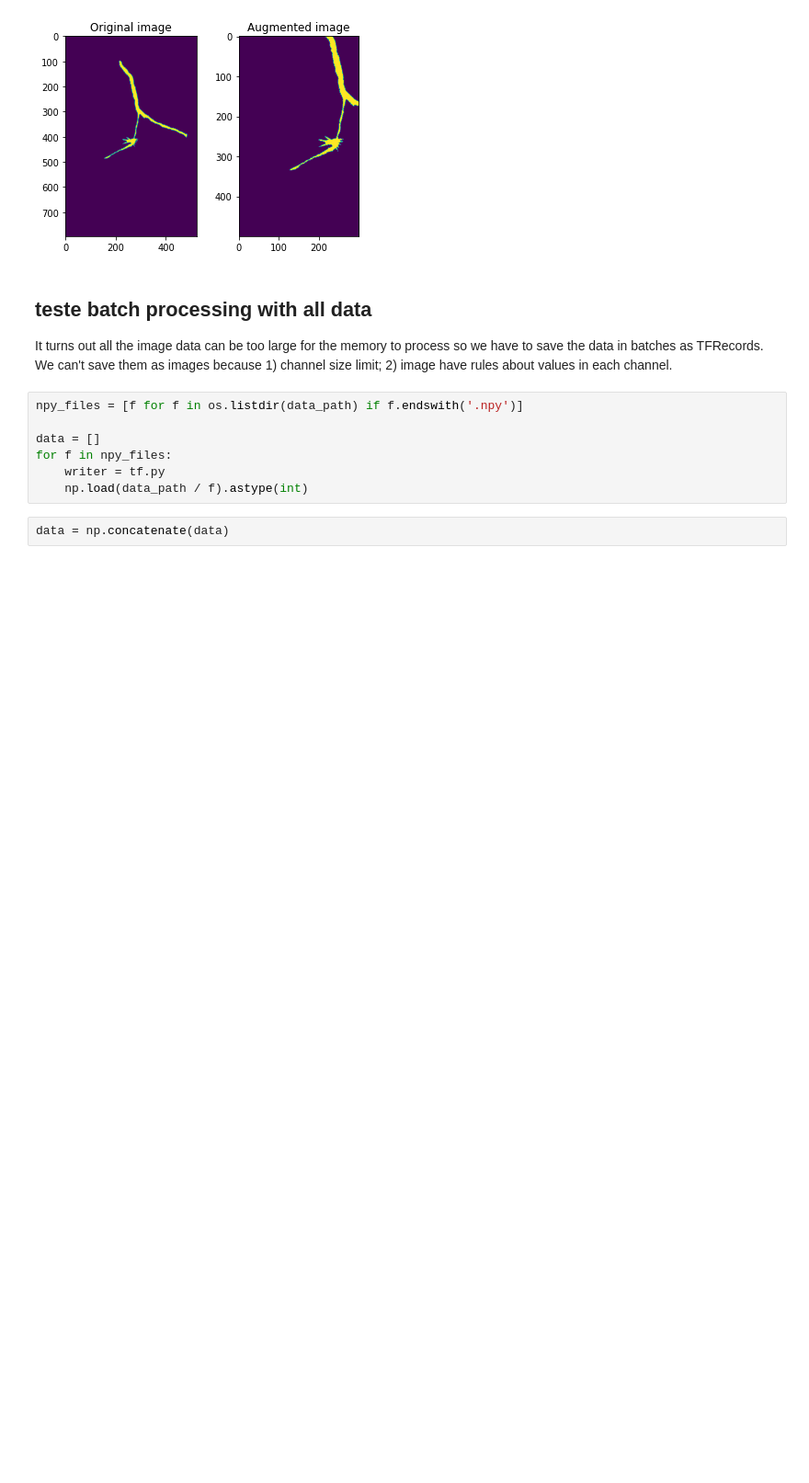
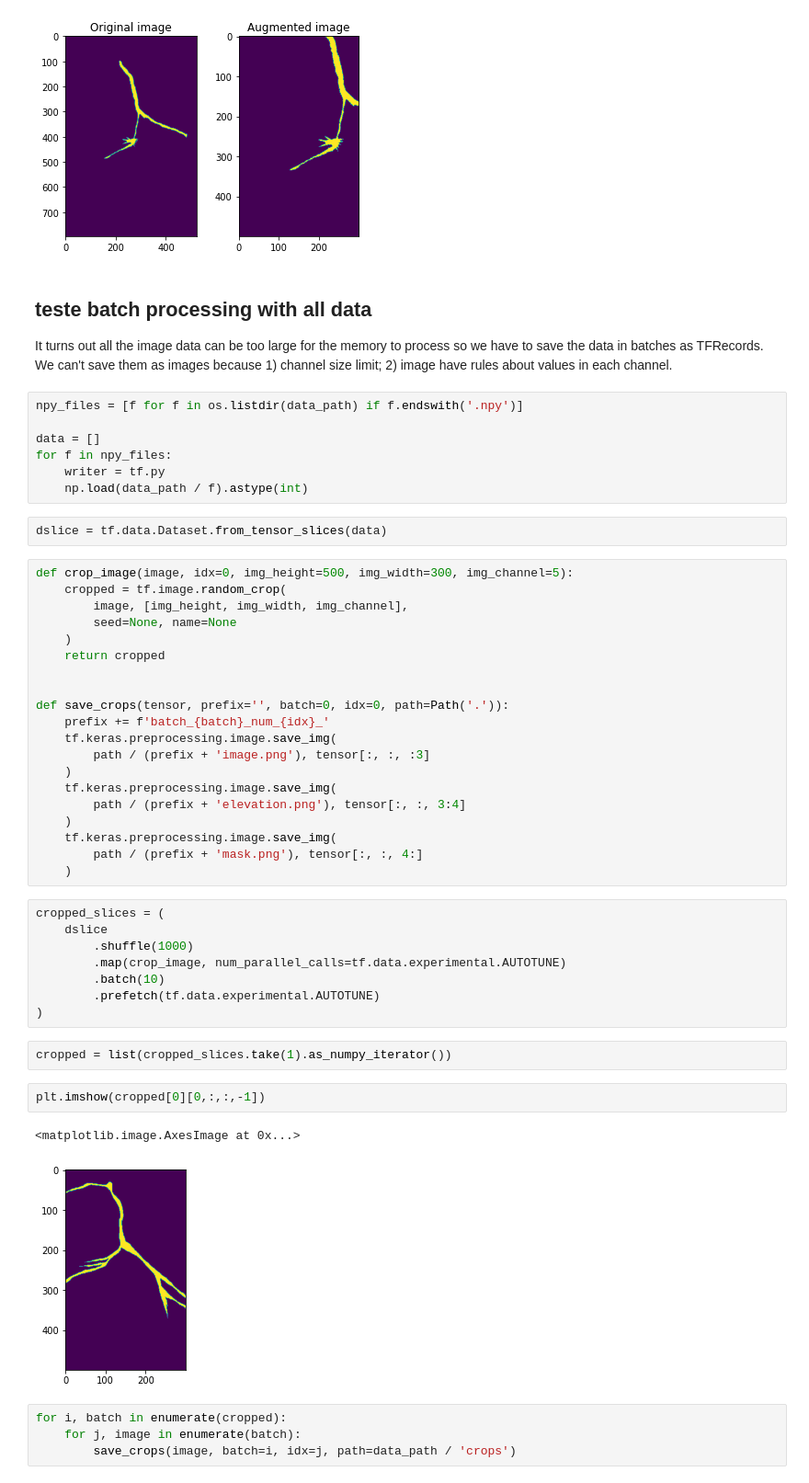
Before and after one commit to badGarnet/channel_image_segmentation, a Jupyter notebook: notes/image processing and augmentation.ipynb, the cells around one changed output. Shown: that part at 92% size. Cells and saved outputs as stored; diff of their text form; blank space fills up the shorter version.

Commit message:
add scripts to crop images

```diff
--- a/notes/image processing and augmentation.ipynb
+++ b/notes/image processing and augmentation.ipynb
@@ -137,5 +137,44 @@ data = []
 for f in npy_files:
     writer = tf.py
     np.load(data_path / f).astype(int)
-# %%
-data = np.concatenate(data)
+# %%
+dslice = tf.data.Dataset.from_tensor_slices(data)
+# %%
+def crop_image(image, idx=0, img_height=500, img_width=300, img_channel=5):
+    cropped = tf.image.random_crop(
+        image, [img_height, img_width, img_channel],
+        seed=None, name=None
+    )
+    return cropped
+
+
+def save_crops(tensor, prefix='', batch=0, idx=0, path=Path('.')):
+    prefix += f'batch_{batch}_num_{idx}_'
+    tf.keras.preprocessing.image.save_img(
+        path / (prefix + 'image.png'), tensor[:, :, :3]
+    )
+    tf.keras.preprocessing.image.save_img(
+        path / (prefix + 'elevation.png'), tensor[:, :, 3:4]
+    )
+    tf.keras.preprocessing.image.save_img(
+        path / (prefix + 'mask.png'), tensor[:, :, 4:]
+    )
+# %%
+cropped_slices = (
+    dslice
+        .shuffle(1000)
+        .map(crop_image, num_parallel_calls=tf.data.experimental.AUTOTUNE)
+        .batch(10)
+        .prefetch(tf.data.experimental.AUTOTUNE)
+)
+# %%
+cropped = list(cropped_slices.take(1).as_numpy_iterator())
+# %%
+plt.imshow(cropped[0][0,:,:,-1])
+# %% [output]
+<matplotlib.image.AxesImage at 0x...>
+[figure, added]
+# %%
+for i, batch in enumerate(cropped):
+    for j, image in enumerate(batch):
+        save_crops(image, batch=i, idx=j, path=data_path / 'crops')
```
Also changed, not shown: parts of 1 cell of this notebook, 1 other file.
